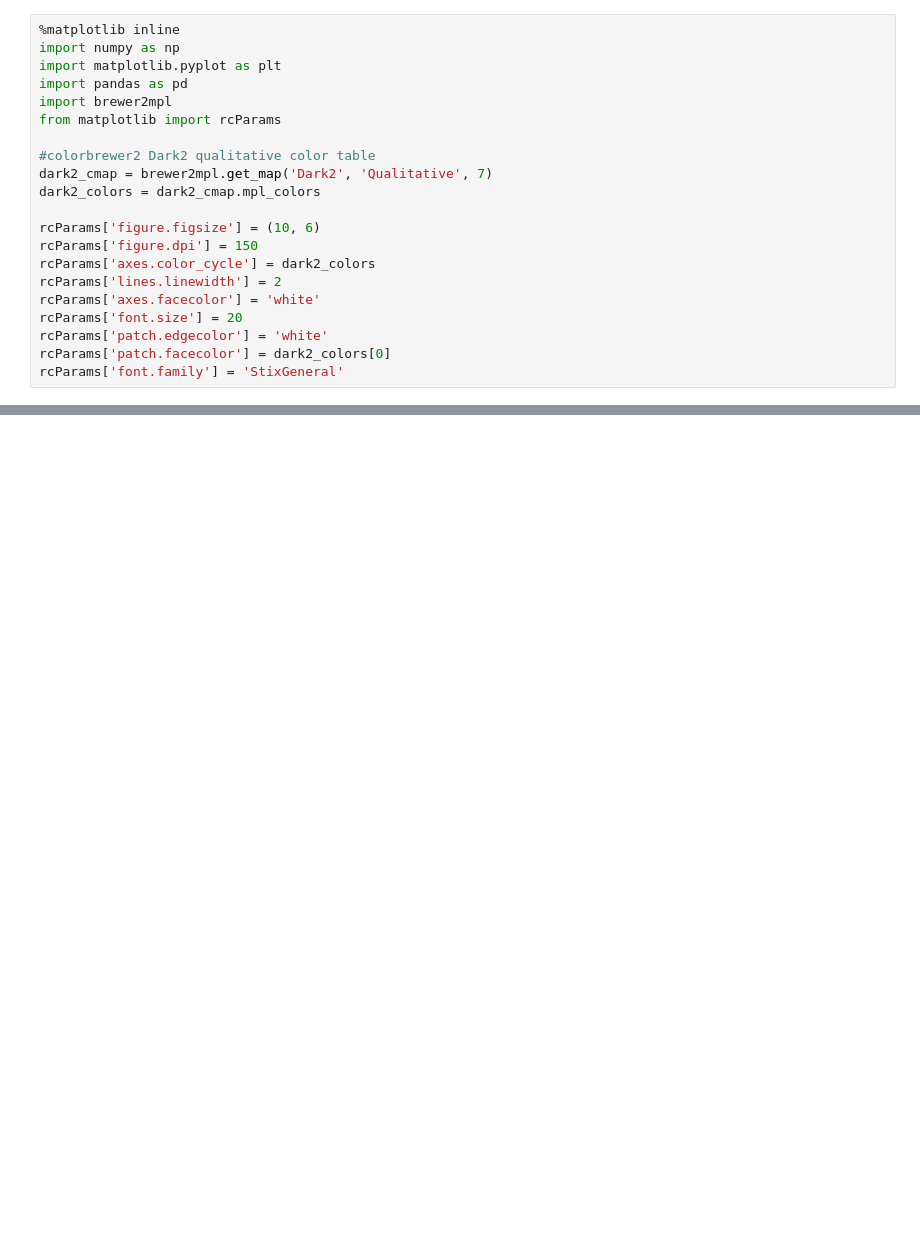
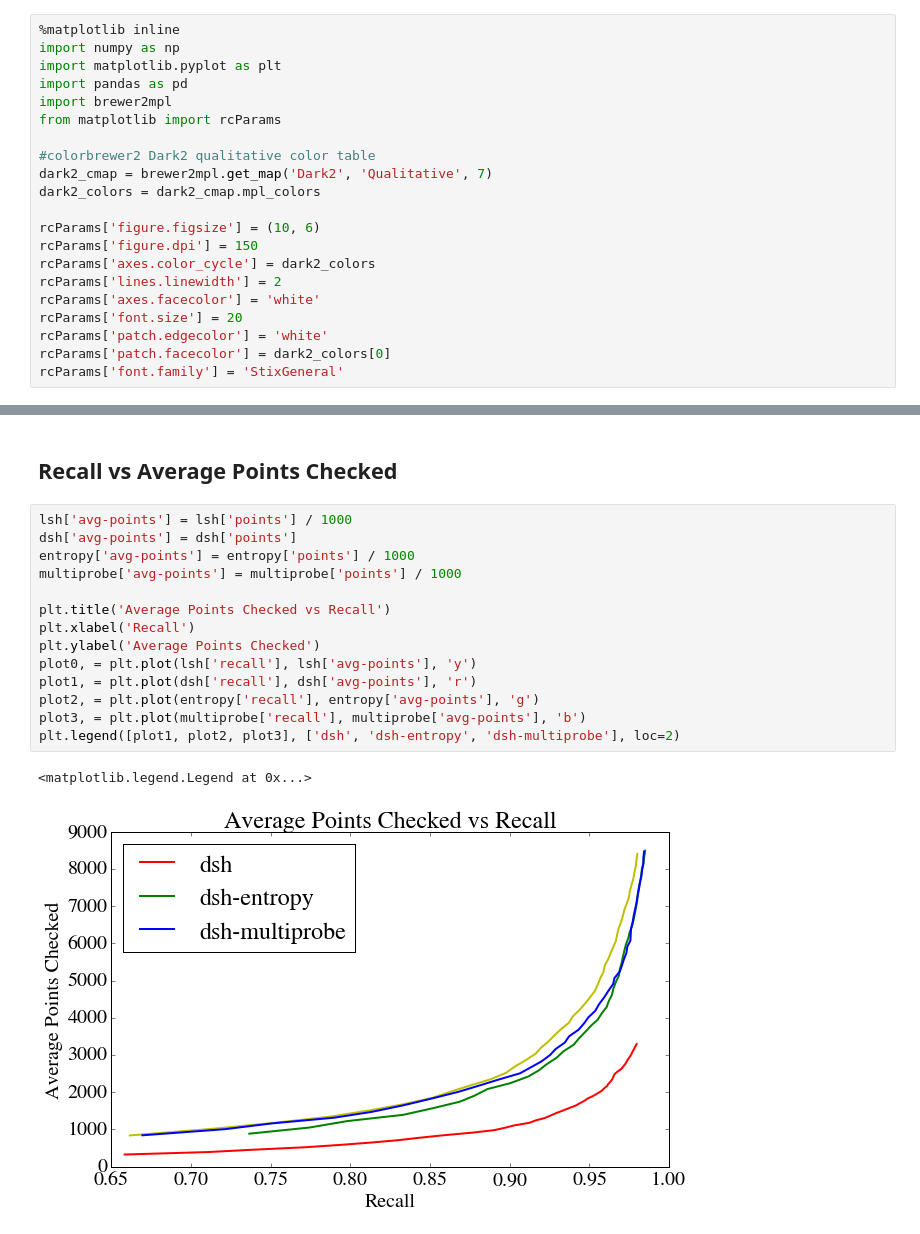
Before and after one commit to srijanshetty/data-sensitive-hashing, a Jupyter notebook: results/Analysis.ipynb, the cells around one changed output, grey strips where cells are left out. Cells and saved outputs as stored; diff of their text form; blank space fills up the shorter version.

```diff
--- a/results/Analysis.ipynb
+++ b/results/Analysis.ipynb
@@ -49,0 +77,19 @@ entropy['avg-time'] = entropy['time'] / 1000
+# %% [markdown]
+## Recall vs Average Points Checked
+# %%
+lsh['avg-points'] = lsh['points'] / 1000
+dsh['avg-points'] = dsh['points']
+entropy['avg-points'] = entropy['points'] / 1000
+multiprobe['avg-points'] = multiprobe['points'] / 1000
+
+plt.title('Average Points Checked vs Recall')
+plt.xlabel('Recall')
+plt.ylabel('Average Points Checked')
+plot0, = plt.plot(lsh['recall'], lsh['avg-points'], 'y')
+plot1, = plt.plot(dsh['recall'], dsh['avg-points'], 'r')
+plot2, = plt.plot(entropy['recall'], entropy['avg-points'], 'g')
+plot3, = plt.plot(multiprobe['recall'], multiprobe['avg-points'], 'b')
+plt.legend([plot1, plot2, plot3], ['dsh', 'dsh-entropy', 'dsh-multiprobe'], loc=2)
+# %% [output]
+<matplotlib.legend.Legend at 0x...>
+[figure, added]
```
Also changed, not shown: parts of 17 cells of this notebook, 1 other file.
